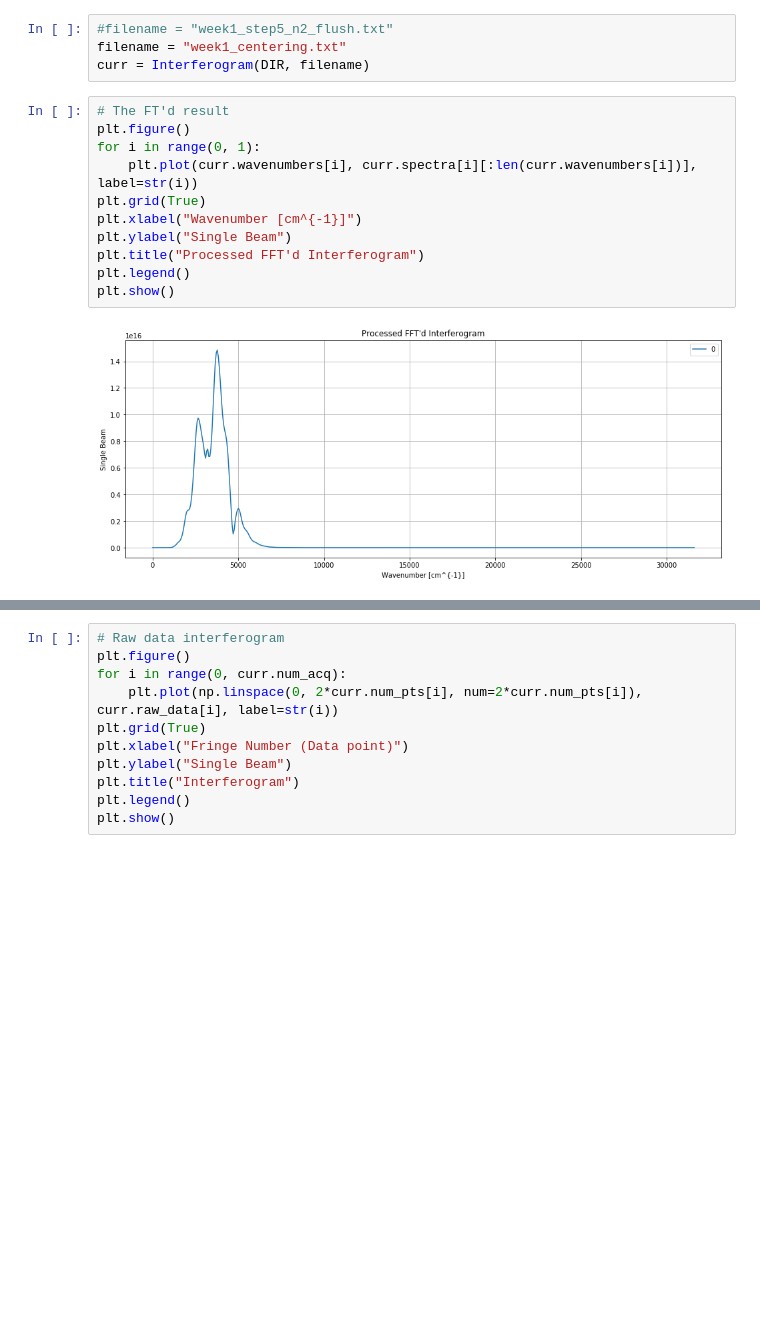
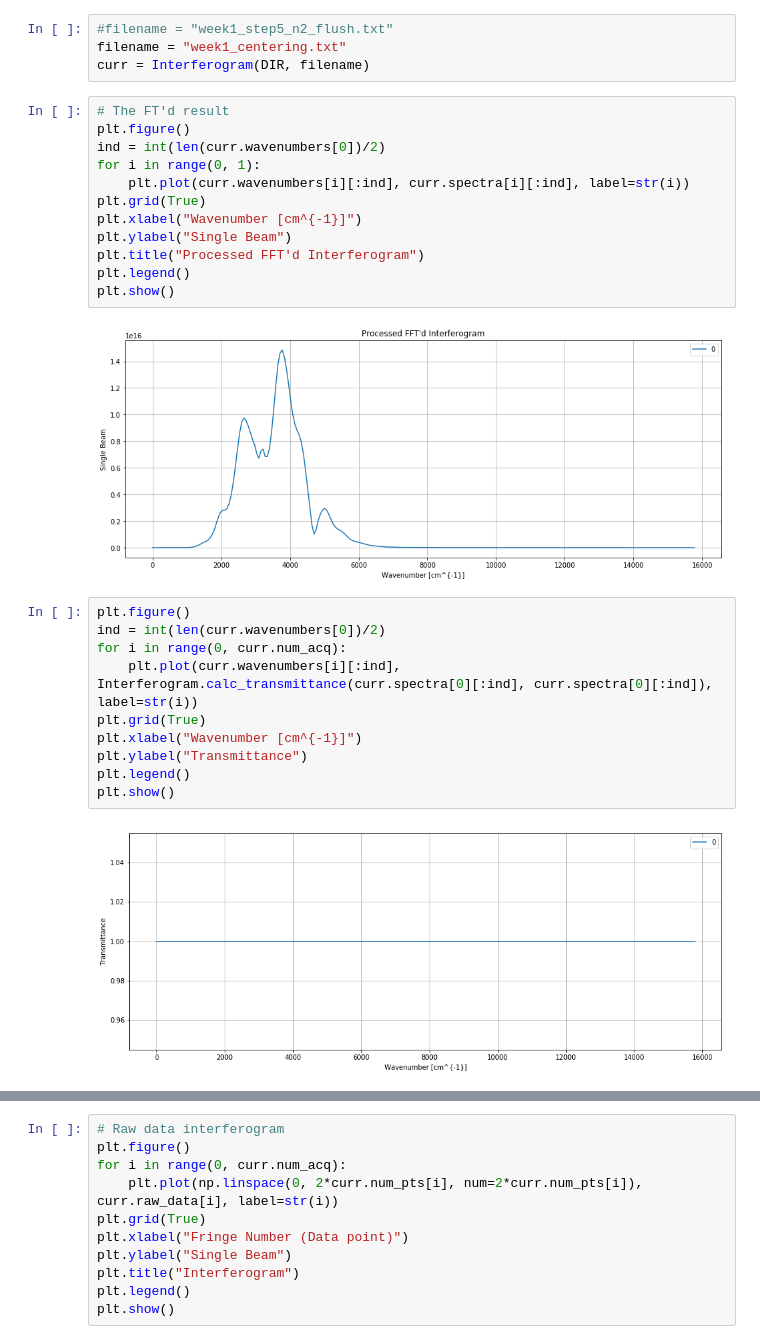
Before and after one commit to estherlin/enph352, a Jupyter notebook: data/lab1/analysis.ipynb, the cells around one changed output, grey strips where cells are left out. Drawn from its saved outputs; the diff is of its cells as text; blank space fills up the shorter version.

```diff
--- a/data/lab1/analysis.ipynb
+++ b/data/lab1/analysis.ipynb
@@ -241,8 +256,9 @@ curr = Interferogram(DIR, filename)
 # %%
 # The FT'd result
 plt.figure()
+ind = int(len(curr.wavenumbers[0])/2)
 for i in range(0, 1):
-    plt.plot(curr.wavenumbers[i], curr.spectra[i][:len(curr.wavenumbers[i])], label=str(i))
+    plt.plot(curr.wavenumbers[i][:ind], curr.spectra[i][:ind], label=str(i))
 plt.grid(True)
 plt.xlabel("Wavenumber [cm^{-1}]")
 plt.ylabel("Single Beam")
@@ -250,7 +266,19 @@ plt.title("Processed FFT'd Interferogram")
 plt.legend()
 plt.show()
 # %% [output]
-[figure, old version]
+[figure, new version]
+# %%
+plt.figure()
+ind = int(len(curr.wavenumbers[0])/2)
+for i in range(0, curr.num_acq):
+    plt.plot(curr.wavenumbers[i][:ind], Interferogram.calc_transmittance(curr.spectra[0][:ind], curr.spectra[0][:ind]), label=str(i))
+plt.grid(True)
+plt.xlabel("Wavenumber [cm^{-1}]")
+plt.ylabel("Transmittance")
+plt.legend()
+plt.show()
+# %% [output]
+[figure, added]
 # %%
 plt.figure()
 for i in range(0, curr.num_acq):
```
Also changed, not shown: parts of 4 cells of this notebook, 5 other files.
